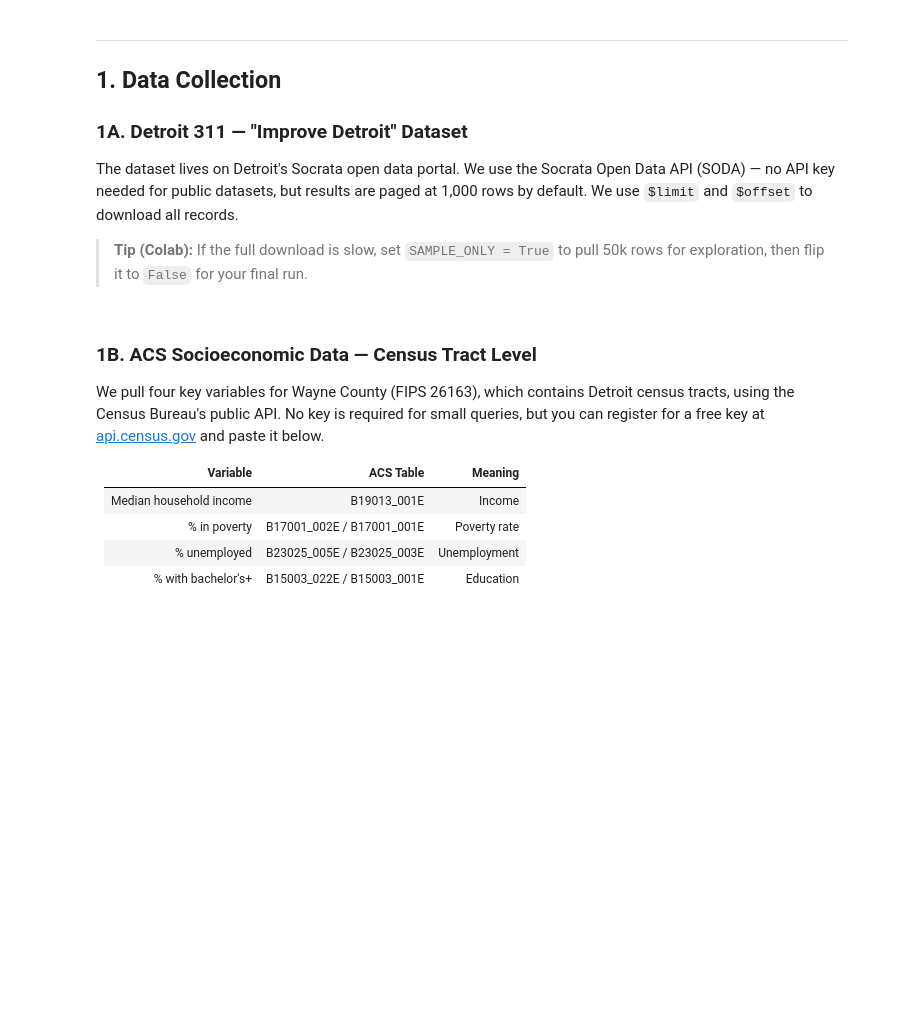
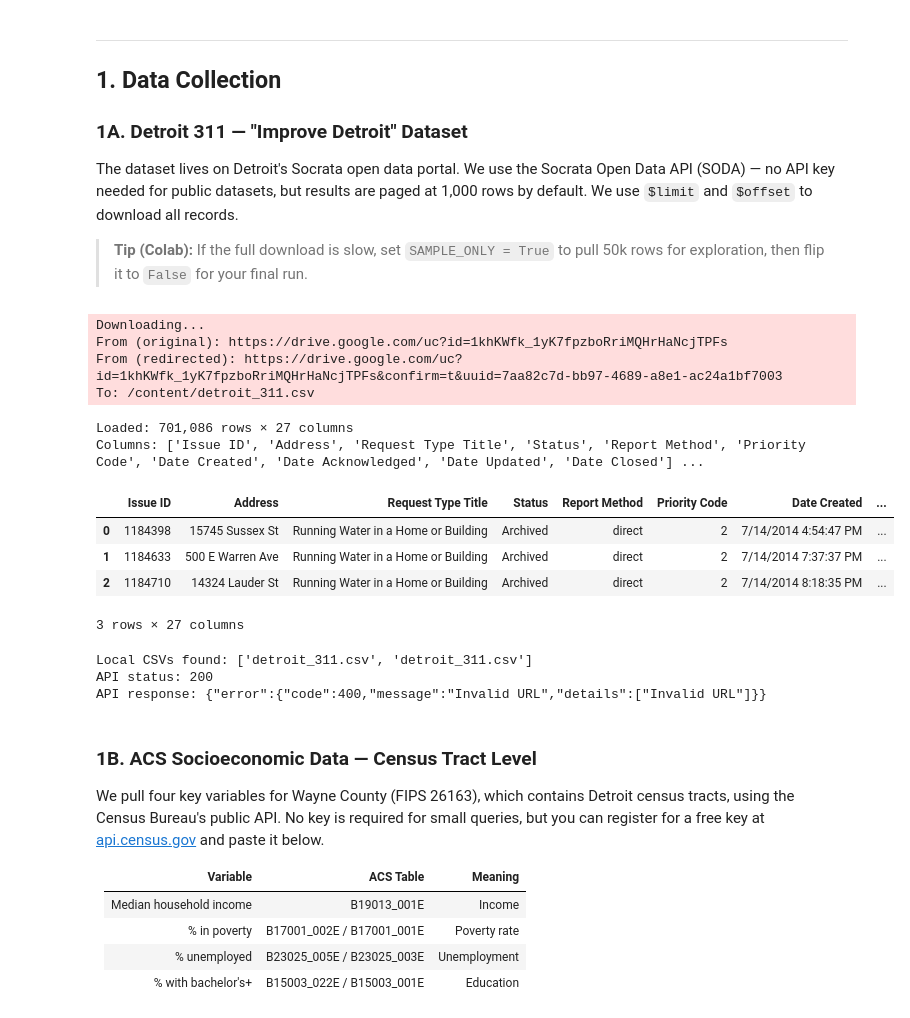
Before and after one commit to raechaelk/311-detroit-data, a Jupyter notebook: detroit_311_analysis.ipynb, the cells around one changed output. Saved outputs shown, nothing was run; the diff lists cells and outputs as text; code cells hidden in the pictures; blank space fills up the shorter version.

```diff
--- a/detroit_311_analysis.ipynb
+++ b/detroit_311_analysis.ipynb
@@ -46,40 +48,54 @@ The dataset lives on Detroit's Socrata open data portal. We use the Socrata Open
 
 > **Tip (Colab):** If the full download is slow, set `SAMPLE_ONLY = True` to pull 50k rows for exploration, then flip it to `False` for your final run.
 # %%
-# ── Configuration ────────────────────────────────────────────────────────────
-SAMPLE_ONLY = True       # Set False to download full dataset
-SAMPLE_ROWS = 50_000
+import io, requests
+import pandas as pd
 
-BASE_URL = "https://data.detroitmi.gov/resource/9f6987d3fd1b4b7a9d1689ab86ef29e8.json"
+# ── Load Detroit 311 Data from Google Drive ───────────────────────────────────
+!pip install gdown --quiet
 
-def fetch_311(limit=50_000, offset=0):
-    params = {
-        "$limit":  limit,
-        "$offset": offset,
-        "$order":  "ticket_created_date_time DESC"
-    }
-    r = requests.get(BASE_URL, params=params, timeout=60)
-    r.raise_for_status()
-    return pd.DataFrame(r.json())
-
-if SAMPLE_ONLY:
-    print(f"Downloading sample of {SAMPLE_ROWS:,} rows...")
-    df_raw = fetch_311(limit=SAMPLE_ROWS)
-else:
-    # Paginate through entire dataset (~697k records)
-    print("Downloading full dataset — this may take a few minutes...")
-    chunks, offset, page_size = [], 0, 50_000
-    while True:
-        chunk = fetch_311(limit=page_size, offset=offset)
-        if chunk.empty:
-            break
-        chunks.append(chunk)
-        offset += page_size
-        print(f"  Downloaded {offset:,} rows so far...", end='\r')
-    df_raw = pd.concat(chunks, ignore_index=True)
-
-print(f"\nLoaded {len(df_raw):,} rows × {df_raw.shape[1]} columns.")
+import gdown
+GDRIVE_FILE_ID = "1khKWfk_1yK7fpzboRriMQHrHaNcjTPFs"
+gdown.download(id=GDRIVE_FILE_ID, output="detroit_311.csv", quiet=False)
+df_raw = pd.read_csv("detroit_311.csv", low_memory=False)
+print(f"Loaded: {len(df_raw):,} rows × {df_raw.shape[1]} columns")
+print(f"Columns: {df_raw.columns.tolist()[:10]} ...")
 df_raw.head(3)
+# %% [output]
+Downloading...
+From (original): https://drive.google.com/uc?id=1khKWfk_1yK7fpzboRriMQHrHaNcjTPFs
+From (redirected): https://drive.google.com/uc?id=1khKWfk_1yK7fpzboRriMQHrHaNcjTPFs&confirm=t&uuid=7aa82c7d-bb97-4689-a8e1-ac24a1bf7003
+To: /content/detroit_311.csv
+Loaded: 701,086 rows × 27 columns
+Columns: ['Issue ID', 'Address', 'Request Type Title', 'Status', 'Report Method', 'Priority Code', 'Date Created', 'Date Acknowledged', 'Date Updated', 'Date Closed'] ...
+|  | Issue ID | Address | Request Type Title | Status | Report Method | Priority Code | Date Created | ... |
+| 0 | 1184398 | 15745 Sussex St | Running Water in a Home or Building | Archived | direct | 2 | 7/14/2014 4:54:47 PM | ... |
+| 1 | 1184633 | 500 E Warren Ave | Running Water in a Home or Building | Archived | direct | 2 | 7/14/2014 7:37:37 PM | ... |
+| 2 | 1184710 | 14324 Lauder St | Running Water in a Home or Building | Archived | direct | 2 | 7/14/2014 8:18:35 PM | ... |
+3 rows × 27 columns
+# %%
+import requests, glob, os
+
+# Check 1: any local CSVs found?
+csvs = glob.glob("*.csv") + glob.glob("**/*detroit*.csv", recursive=True) + glob.glob("**/*improve*.csv", recursive=True)
+print("Local CSVs found:", csvs)
+
+# Check 2: can we reach the ArcGIS API?
+try:
+    r = requests.get(
+        "https://services2.arcgis.com/qvkbeam8sNWqfBFZ/arcgis/rest/services/"
+        "Improve_Detroit_Issues/FeatureServer/0/query"
+        "?where=1=1&outFields=OBJECTID&f=json&resultRecordCount=1",
+        timeout=15
+    )
+    print("API status:", r.status_code)
+    print("API response:", r.text[:300])
+except Exception as e:
+    print("API unreachable:", e)
+# %% [output]
+Local CSVs found: ['detroit_311.csv', 'detroit_311.csv']
+API status: 200
+API response: {"error":{"code":400,"message":"Invalid URL","details":["Invalid URL"]}}
 # %% [markdown]
 ### 1B. ACS Socioeconomic Data — Census Tract Level
 
```
Also changed, not shown: parts of 14 cells of this notebook.
